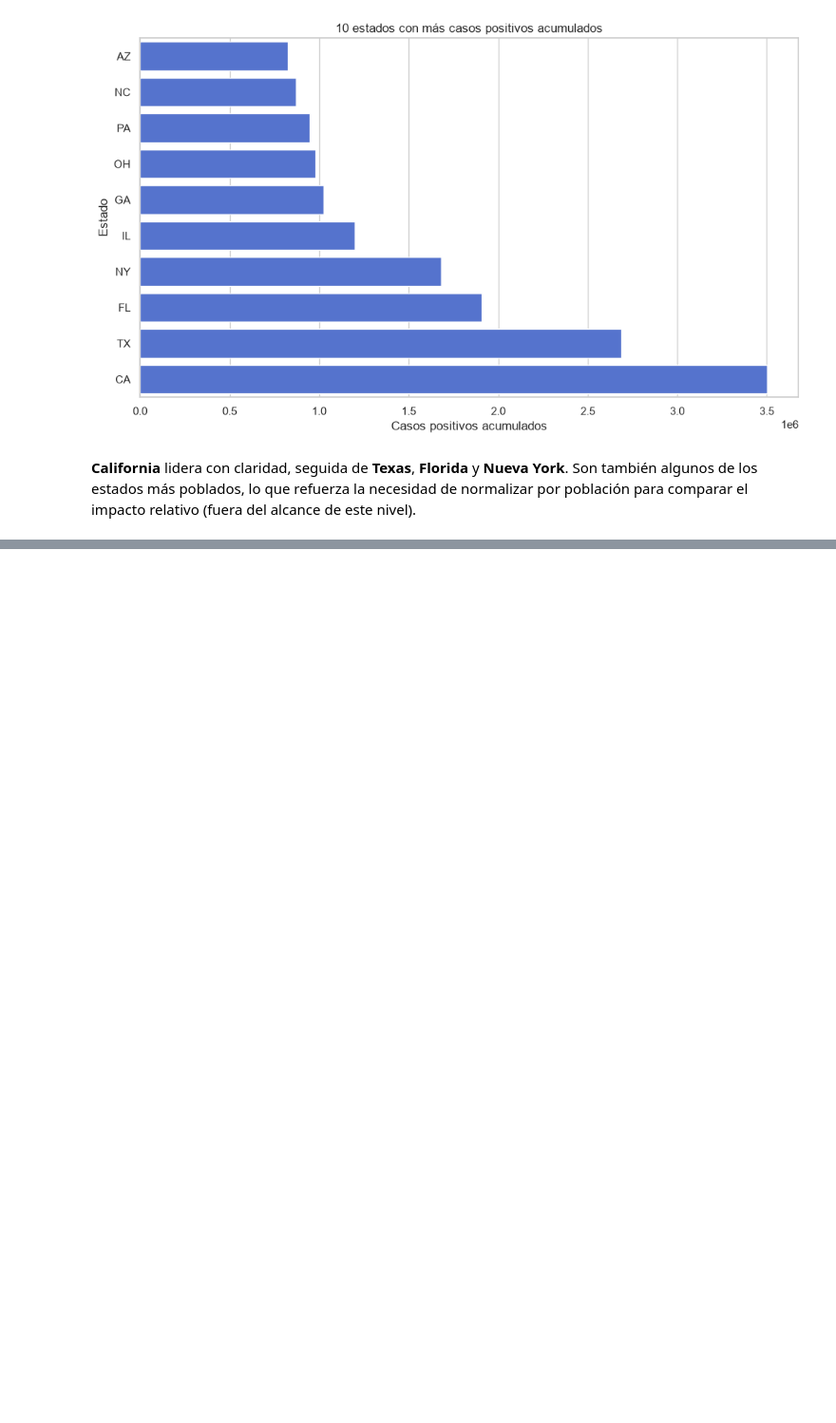
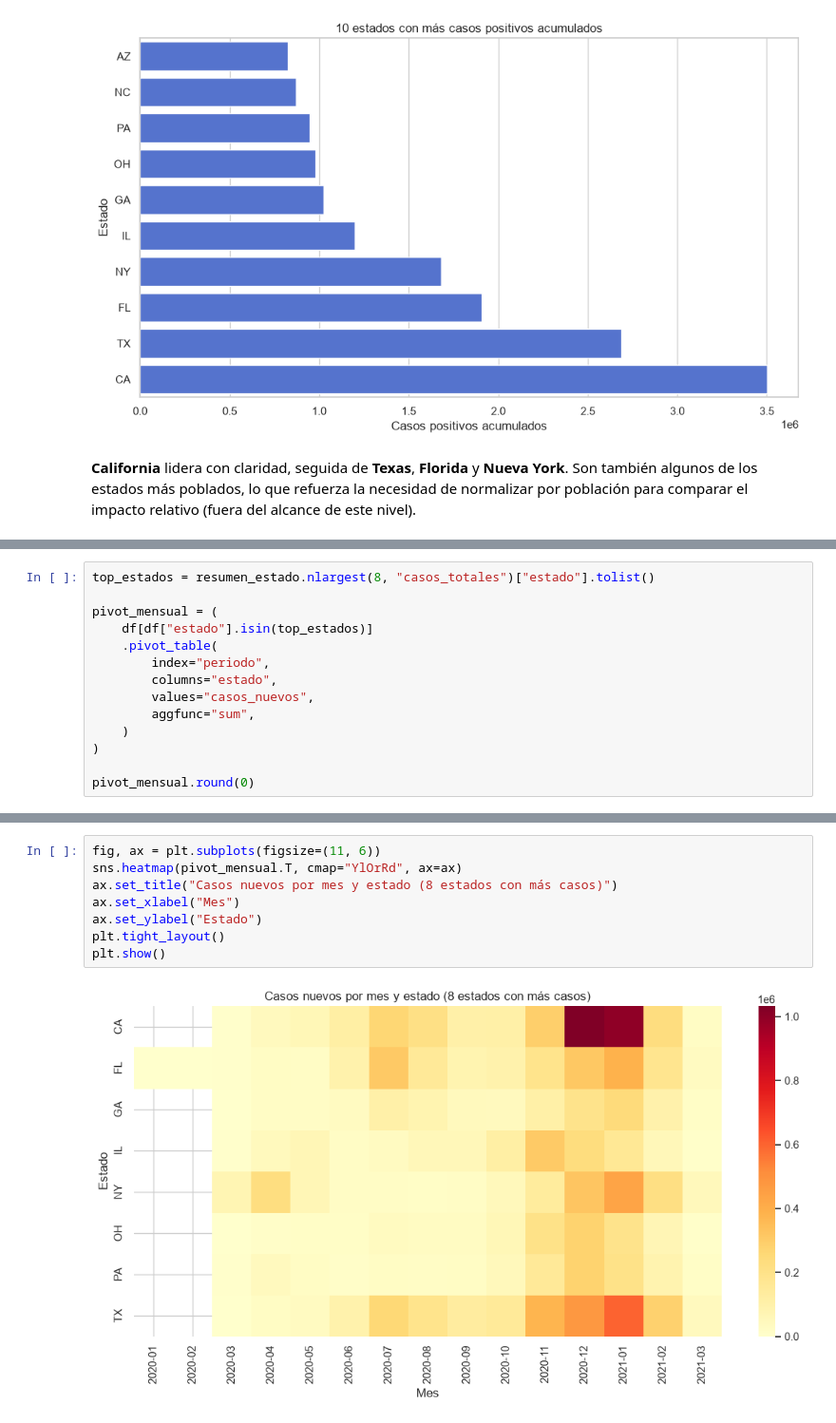
Before and after one commit to elenaalmansacampos/ai_project_EDA, a Jupyter notebook: notebooks/eda_covid19.ipynb, the cells around one changed output, grey strips where cells are left out. Shown at 95% size. Cells and saved outputs as stored; diff of their text form; blank space fills up the shorter version.

```diff
--- a/notebooks/eda_covid19.ipynb
+++ b/notebooks/eda_covid19.ipynb
@@ -504,0 +727,14 @@ Sí. La correlación entre pruebas totales y casos positivos por estado es **0,9
+# %%
+top_estados = resumen_estado.nlargest(8, "casos_totales")["estado"].tolist()
+
+pivot_mensual = (
+    df[df["estado"].isin(top_estados)]
+    .pivot_table(
+        index="periodo",
+        columns="estado",
+        values="casos_nuevos",
+        aggfunc="sum",
+    )
+)
+
+pivot_mensual.round(0)
@@ -504,0 +759,10 @@ Sí. La correlación entre pruebas totales y casos positivos por estado es **0,9
+# %%
+fig, ax = plt.subplots(figsize=(11, 6))
+sns.heatmap(pivot_mensual.T, cmap="YlOrRd", ax=ax)
+ax.set_title("Casos nuevos por mes y estado (8 estados con más casos)")
+ax.set_xlabel("Mes")
+ax.set_ylabel("Estado")
+plt.tight_layout()
+plt.show()
+# %% [output]
+[figure, added]
```
Also changed, not shown: parts of 29 cells of this notebook, 10 other files.
